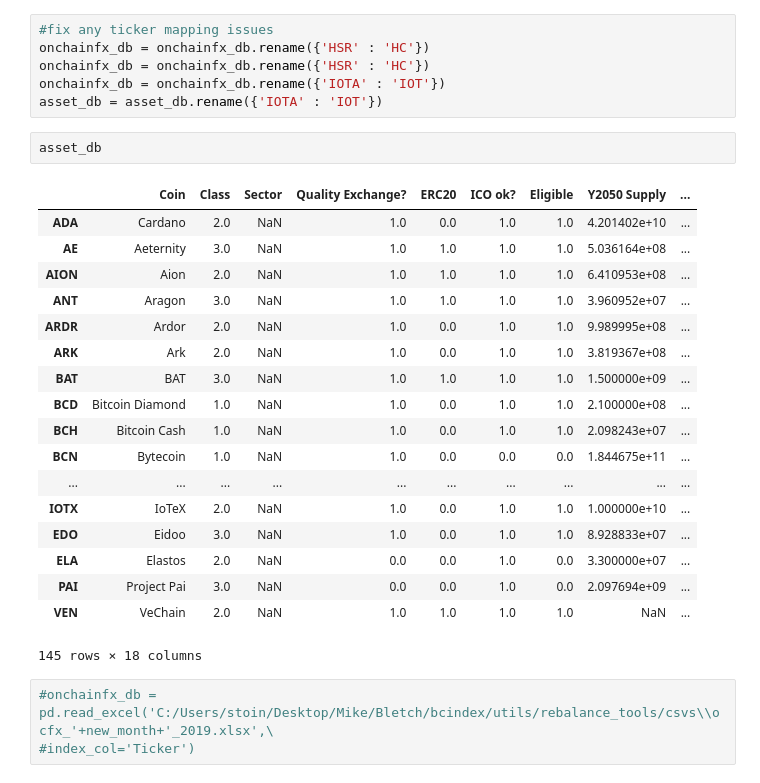
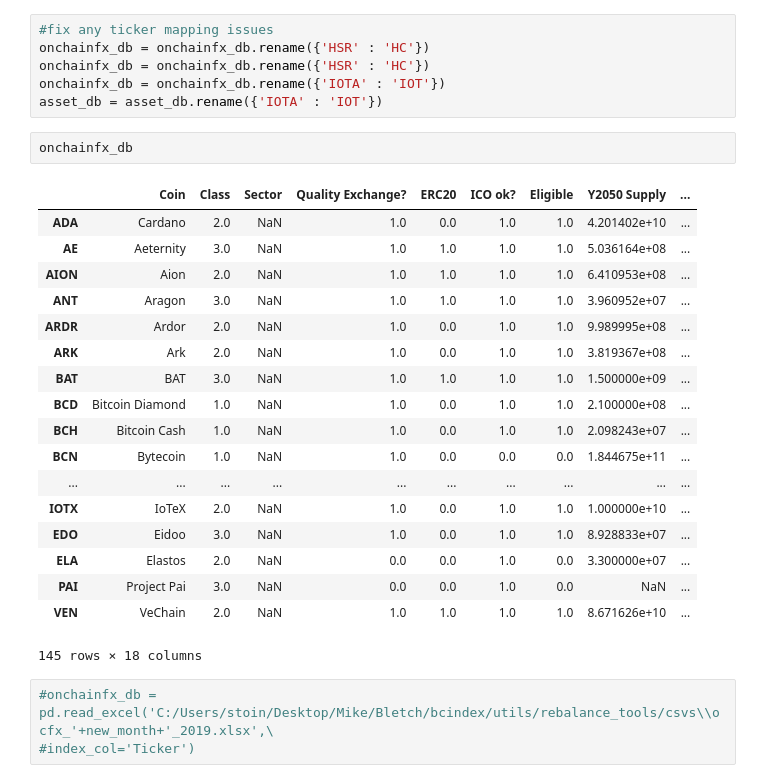
Before and after one commit to coinmetrics/bcindex, a Jupyter notebook: utils/rebalance_tools/Rebalance Ranking Tool.ipynb, the cells around one changed output. Saved outputs shown, nothing was run; the diff lists cells and outputs as text.

```diff
--- a/utils/rebalance_tools/Rebalance Ranking Tool.ipynb
+++ b/utils/rebalance_tools/Rebalance Ranking Tool.ipynb
@@ -220,27 +220,27 @@ onchainfx_db = onchainfx_db.rename({'HSR' : 'HC'})
 onchainfx_db = onchainfx_db.rename({'HSR' : 'HC'})
 onchainfx_db = onchainfx_db.rename({'IOTA' : 'IOT'})
 asset_db = asset_db.rename({'IOTA' : 'IOT'})
-# %%
-asset_db
-# %% [output]
-|  | Coin | Class | Sector | Quality Exchange? | ERC20 | ICO ok? | Eligible | Y2050 Supply | ... |
-| ADA | Cardano | 2.0 | NaN | 1.0 | 0.0 | 1.0 | 1.0 | 4.201402e+10 | ... |
-| AE | Aeternity | 3.0 | NaN | 1.0 | 1.0 | 1.0 | 1.0 | 5.036164e+08 | ... |
-| AION | Aion | 2.0 | NaN | 1.0 | 1.0 | 1.0 | 1.0 | 6.410953e+08 | ... |
-| ANT | Aragon | 3.0 | NaN | 1.0 | 1.0 | 1.0 | 1.0 | 3.960952e+07 | ... |
-| ARDR | Ardor | 2.0 | NaN | 1.0 | 0.0 | 1.0 | 1.0 | 9.989995e+08 | ... |
-| ARK | Ark | 2.0 | NaN | 1.0 | 0.0 | 1.0 | 1.0 | 3.819367e+08 | ... |
-| BAT | BAT | 3.0 | NaN | 1.0 | 1.0 | 1.0 | 1.0 | 1.500000e+09 | ... |
-| BCD | Bitcoin Diamond | 1.0 | NaN | 1.0 | 0.0 | 1.0 | 1.0 | 2.100000e+08 | ... |
-| BCH | Bitcoin Cash | 1.0 | NaN | 1.0 | 0.0 | 1.0 | 1.0 | 2.098243e+07 | ... |
-| BCN | Bytecoin | 1.0 | NaN | 1.0 | 0.0 | 0.0 | 0.0 | 1.844675e+11 | ... |
-| ... | ... | ... | ... | ... | ... | ... | ... | ... | ... |
-| IOTX | IoTeX | 2.0 | NaN | 1.0 | 0.0 | 1.0 | 1.0 | 1.000000e+10 | ... |
-| EDO | Eidoo | 3.0 | NaN | 1.0 | 0.0 | 1.0 | 1.0 | 8.928833e+07 | ... |
-| ELA | Elastos | 2.0 | NaN | 0.0 | 0.0 | 1.0 | 0.0 | 3.300000e+07 | ... |
-| PAI | Project Pai | 3.0 | NaN | 0.0 | 0.0 | 1.0 | 0.0 | 2.097694e+09 | ... |
-| VEN | VeChain | 2.0 | NaN | 1.0 | 1.0 | 1.0 | 1.0 | NaN | ... |
-145 rows × 18 columns
+# %%
+onchainfx_db
+# %% [output]
+|  | Coin | Class | Sector | Quality Exchange? | ERC20 | ICO ok? | Eligible | Y2050 Supply | ... |
+| ADA | Cardano | 2.0 | NaN | 1.0 | 0.0 | 1.0 | 1.0 | 4.201402e+10 | ... |
+| AE | Aeternity | 3.0 | NaN | 1.0 | 1.0 | 1.0 | 1.0 | 5.036164e+08 | ... |
+| AION | Aion | 2.0 | NaN | 1.0 | 1.0 | 1.0 | 1.0 | 6.410953e+08 | ... |
+| ANT | Aragon | 3.0 | NaN | 1.0 | 1.0 | 1.0 | 1.0 | 3.960952e+07 | ... |
+| ARDR | Ardor | 2.0 | NaN | 1.0 | 0.0 | 1.0 | 1.0 | 9.989995e+08 | ... |
+| ARK | Ark | 2.0 | NaN | 1.0 | 0.0 | 1.0 | 1.0 | 3.819367e+08 | ... |
+| BAT | BAT | 3.0 | NaN | 1.0 | 1.0 | 1.0 | 1.0 | 1.500000e+09 | ... |
+| BCD | Bitcoin Diamond | 1.0 | NaN | 1.0 | 0.0 | 1.0 | 1.0 | 2.100000e+08 | ... |
+| BCH | Bitcoin Cash | 1.0 | NaN | 1.0 | 0.0 | 1.0 | 1.0 | 2.098243e+07 | ... |
+| BCN | Bytecoin | 1.0 | NaN | 1.0 | 0.0 | 0.0 | 0.0 | 1.844675e+11 | ... |
+| ... | ... | ... | ... | ... | ... | ... | ... | ... | ... |
+| IOTX | IoTeX | 2.0 | NaN | 1.0 | 0.0 | 1.0 | 1.0 | 1.000000e+10 | ... |
+| EDO | Eidoo | 3.0 | NaN | 1.0 | 0.0 | 1.0 | 1.0 | 8.928833e+07 | ... |
+| ELA | Elastos | 2.0 | NaN | 0.0 | 0.0 | 1.0 | 0.0 | 3.300000e+07 | ... |
+| PAI | Project Pai | 3.0 | NaN | 0.0 | 0.0 | 1.0 | 0.0 | NaN | ... |
+| VEN | VeChain | 2.0 | NaN | 1.0 | 1.0 | 1.0 | 1.0 | 8.671626e+10 | ... |
+145 rows × 18 columns
 # %%
 #onchainfx_db = pd.read_excel('C:/Users/stoin/Desktop/Mike/Bletch/bcindex/utils/rebalance_tools/csvs\\ocfx_'+new_month+'_2019.xlsx',\
 #index_col='Ticker')
```
Also changed, not shown: parts of 10 cells of this notebook, 48 other files.
